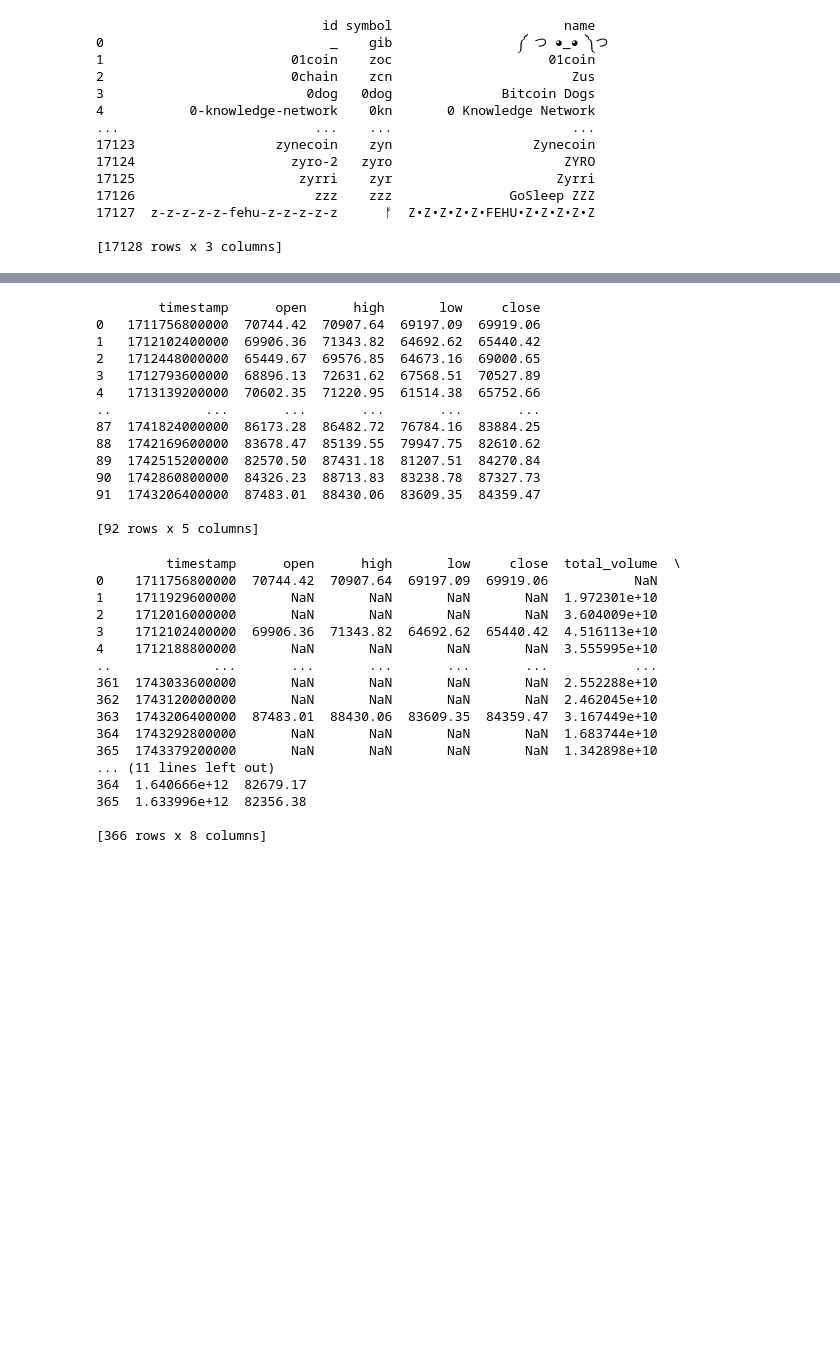
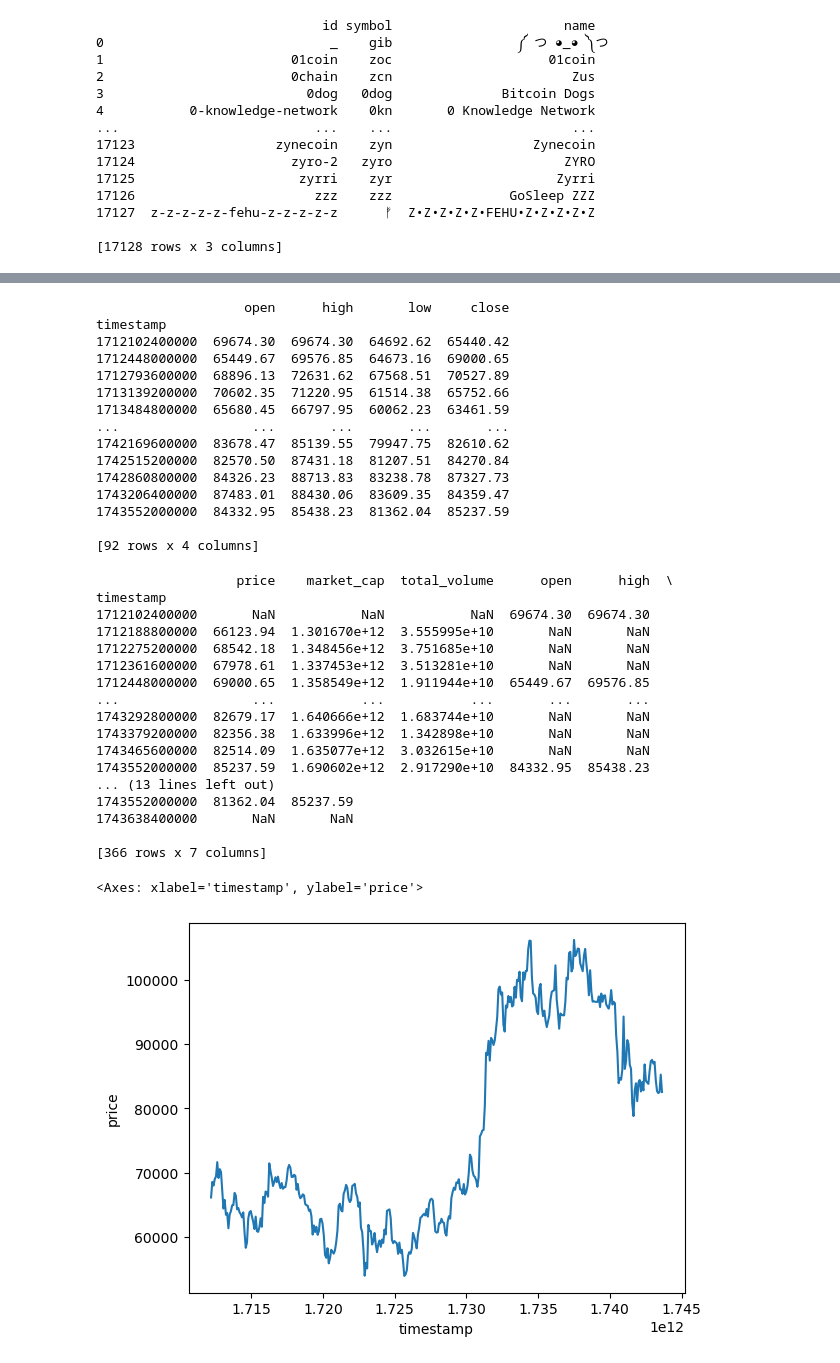
Before and after one commit to mahufa/crypto-currencies-visualization, a Jupyter notebook: notebooks/explorations.ipynb, the cells around one changed output, grey strips where cells are left out. Drawn from its saved outputs; the diff is of its cells as text; code cells hidden in the pictures; blank space fills up the shorter version.

```diff
--- a/notebooks/explorations.ipynb
+++ b/notebooks/explorations.ipynb
@@ -51,3 +52,4 @@ print(api_utils.get_sorted_by_mkt_cap())
 # %%
-print(api_utils.get_historical_data())
+hist_data = api_utils.get_historical_data()
+print(hist_data)
 # %% [output]
@@ -68,40 +71,44 @@ print(api_utils.get_historical_data())
 # %%
-print(api_utils.get_ohlc_data())
+ohlc_data = api_utils.get_ohlc_data()
+print(ohlc_data)
 # %% [output]
-        timestamp      open      high       low     close
-0   1711756800000  70744.42  70907.64  69197.09  69919.06
-1   1712102400000  69906.36  71343.82  64692.62  65440.42
-2   1712448000000  65449.67  69576.85  64673.16  69000.65
-3   1712793600000  68896.13  72631.62  67568.51  70527.89
-4   1713139200000  70602.35  71220.95  61514.38  65752.66
-..            ...       ...       ...       ...       ...
-87  1741824000000  86173.28  86482.72  76784.16  83884.25
-88  1742169600000  83678.47  85139.55  79947.75  82610.62
-89  1742515200000  82570.50  87431.18  81207.51  84270.84
-90  1742860800000  84326.23  88713.83  83238.78  87327.73
-91  1743206400000  87483.01  88430.06  83609.35  84359.47
+                   open      high       low     close
+timestamp
+1712102400000  69674.30  69674.30  64692.62  65440.42
+1712448000000  65449.67  69576.85  64673.16  69000.65
+1712793600000  68896.13  72631.62  67568.51  70527.89
+1713139200000  70602.35  71220.95  61514.38  65752.66
+1713484800000  65680.45  66797.95  60062.23  63461.59
+...                 ...       ...       ...       ...
+1742169600000  83678.47  85139.55  79947.75  82610.62
+1742515200000  82570.50  87431.18  81207.51  84270.84
+1742860800000  84326.23  88713.83  83238.78  87327.73
+1743206400000  87483.01  88430.06  83609.35  84359.47
+1743552000000  84332.95  85438.23  81362.04  85237.59
 
-[92 rows x 5 columns]
+[92 rows x 4 columns]
 # %%
-df = api_utils.get_ohlc_data()
-df2 = api_utils.get_historical_data()
-
-print(df.merge(df2, on='timestamp', how='outer'))
+print(hist_data.join(ohlc_data, how='outer'))
 # %% [output]
-         timestamp      open      high       low     close  total_volume  \
-0    1711756800000  70744.42  70907.64  69197.09  69919.06           NaN
-1    1711929600000       NaN       NaN       NaN       NaN  1.972301e+10
-2    1712016000000       NaN       NaN       NaN       NaN  3.604009e+10
-3    1712102400000  69906.36  71343.82  64692.62  65440.42  4.516113e+10
-4    1712188800000       NaN       NaN       NaN       NaN  3.555995e+10
-..             ...       ...       ...       ...       ...           ...
-361  1743033600000       NaN       NaN       NaN       NaN  2.552288e+10
-362  1743120000000       NaN       NaN       NaN       NaN  2.462045e+10
-363  1743206400000  87483.01  88430.06  83609.35  84359.47  3.167449e+10
-364  1743292800000       NaN       NaN       NaN       NaN  1.683744e+10
-365  1743379200000       NaN       NaN       NaN       NaN  1.342898e+10
-... (11 lines left out)
-364  1.640666e+12  82679.17
-365  1.633996e+12  82356.38
+                  price    market_cap  total_volume      open      high  \
+timestamp
+1712102400000       NaN           NaN           NaN  69674.30  69674.30
+1712188800000  66123.94  1.301670e+12  3.555995e+10       NaN       NaN
+1712275200000  68542.18  1.348456e+12  3.751685e+10       NaN       NaN
+1712361600000  67978.61  1.337453e+12  3.513281e+10       NaN       NaN
+1712448000000  69000.65  1.358549e+12  1.911944e+10  65449.67  69576.85
+...                 ...           ...           ...       ...       ...
+1743292800000  82679.17  1.640666e+12  1.683744e+10       NaN       NaN
+1743379200000  82356.38  1.633996e+12  1.342898e+10       NaN       NaN
+1743465600000  82514.09  1.635077e+12  3.032615e+10       NaN       NaN
+1743552000000  85237.59  1.690602e+12  2.917290e+10  84332.95  85438.23
+... (13 lines left out)
+1743552000000  81362.04  85237.59
+1743638400000       NaN       NaN
 
-[366 rows x 8 columns]
+[366 rows x 7 columns]
+# %%
+sns.lineplot(hist_data.price)
+# %% [output]
+<Axes: xlabel='timestamp', ylabel='price'>
+[figure, added]
```
Also changed, not shown: parts of 4 cells of this notebook, 4 other files.
